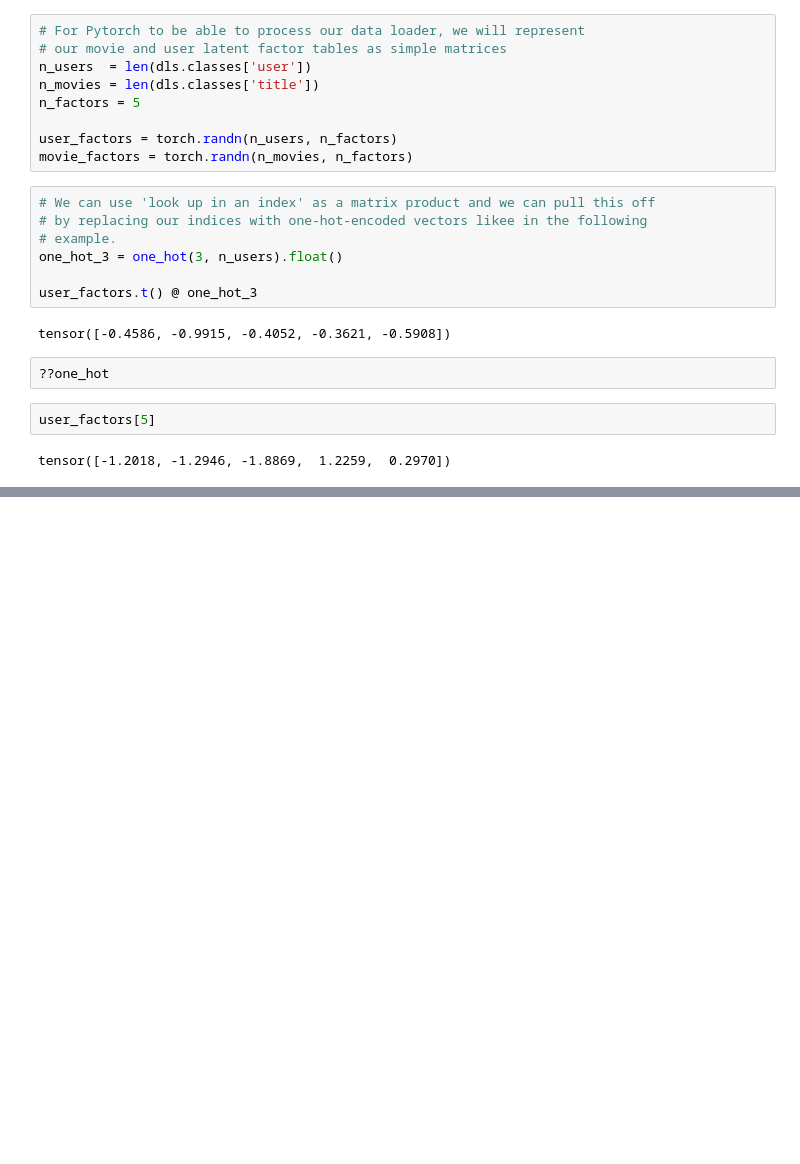
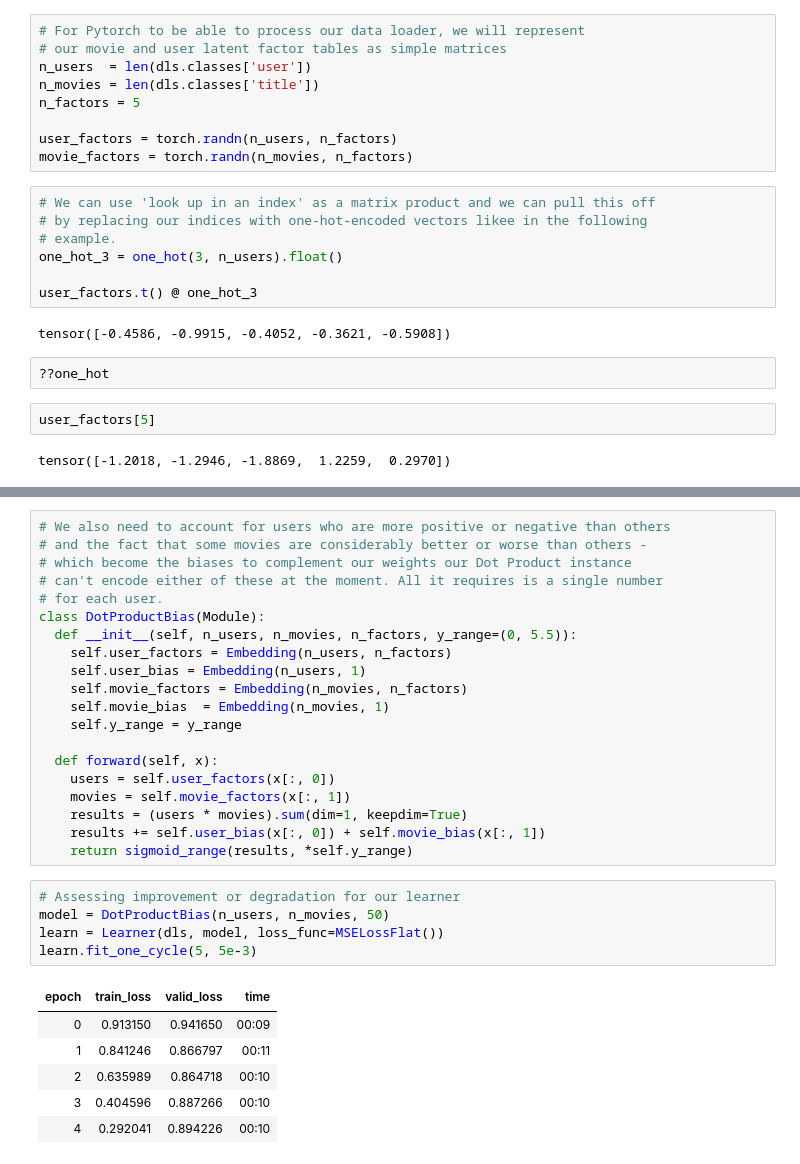
Before and after one commit to bil-ardhry/fastai_course_22, a Jupyter notebook: Collaborate_Filtering_Deepdive.ipynb, the cells around one changed output, grey strips where cells are left out. Saved outputs shown, nothing was run; the diff lists cells and outputs as text; blank space fills up the shorter version.

```diff
--- a/Collaborate_Filtering_Deepdive.ipynb
+++ b/Collaborate_Filtering_Deepdive.ipynb
@@ -152,0 +223,32 @@ tensor([-1.2018, -1.2946, -1.8869,  1.2259,  0.2970])
+# %%
+# We also need to account for users who are more positive or negative than others
+# and the fact that some movies are considerably better or worse than others -
+# which become the biases to complement our weights our Dot Product instance
+# can't encode either of these at the moment. All it requires is a single number
+# for each user.
+class DotProductBias(Module):
+  def __init__(self, n_users, n_movies, n_factors, y_range=(0, 5.5)):
+    self.user_factors = Embedding(n_users, n_factors)
+    self.user_bias = Embedding(n_users, 1)
+    self.movie_factors = Embedding(n_movies, n_factors)
+    self.movie_bias  = Embedding(n_movies, 1)
+    self.y_range = y_range
+
+  def forward(self, x):
+    users = self.user_factors(x[:, 0])
+    movies = self.movie_factors(x[:, 1])
+    results = (users * movies).sum(dim=1, keepdim=True)
+    results += self.user_bias(x[:, 0]) + self.movie_bias(x[:, 1])
+    return sigmoid_range(results, *self.y_range)
+# %%
+# Assessing improvement or degradation for our learner
+model = DotProductBias(n_users, n_movies, 50)
+learn = Learner(dls, model, loss_func=MSELossFlat())
+learn.fit_one_cycle(5, 5e-3)
+# %% [output]
+| epoch | train_loss | valid_loss | time |
+| 0 | 0.913150 | 0.941650 | 00:09 |
+| 1 | 0.841246 | 0.866797 | 00:11 |
+| 2 | 0.635989 | 0.864718 | 00:10 |
+| 3 | 0.404596 | 0.887266 | 00:10 |
+| 4 | 0.292041 | 0.894226 | 00:10 |
```
Also changed, not shown: parts of 9 cells of this notebook.
